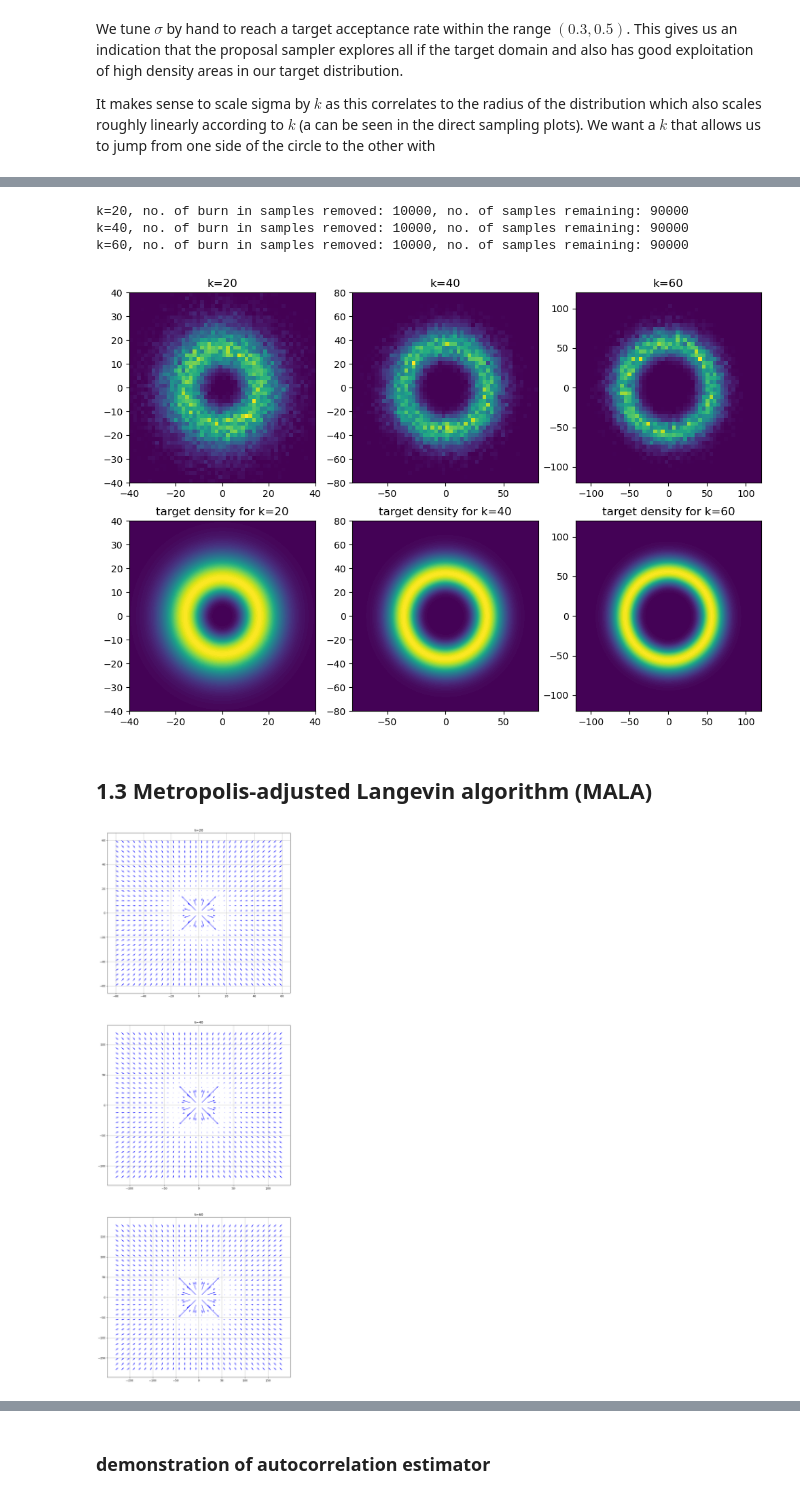
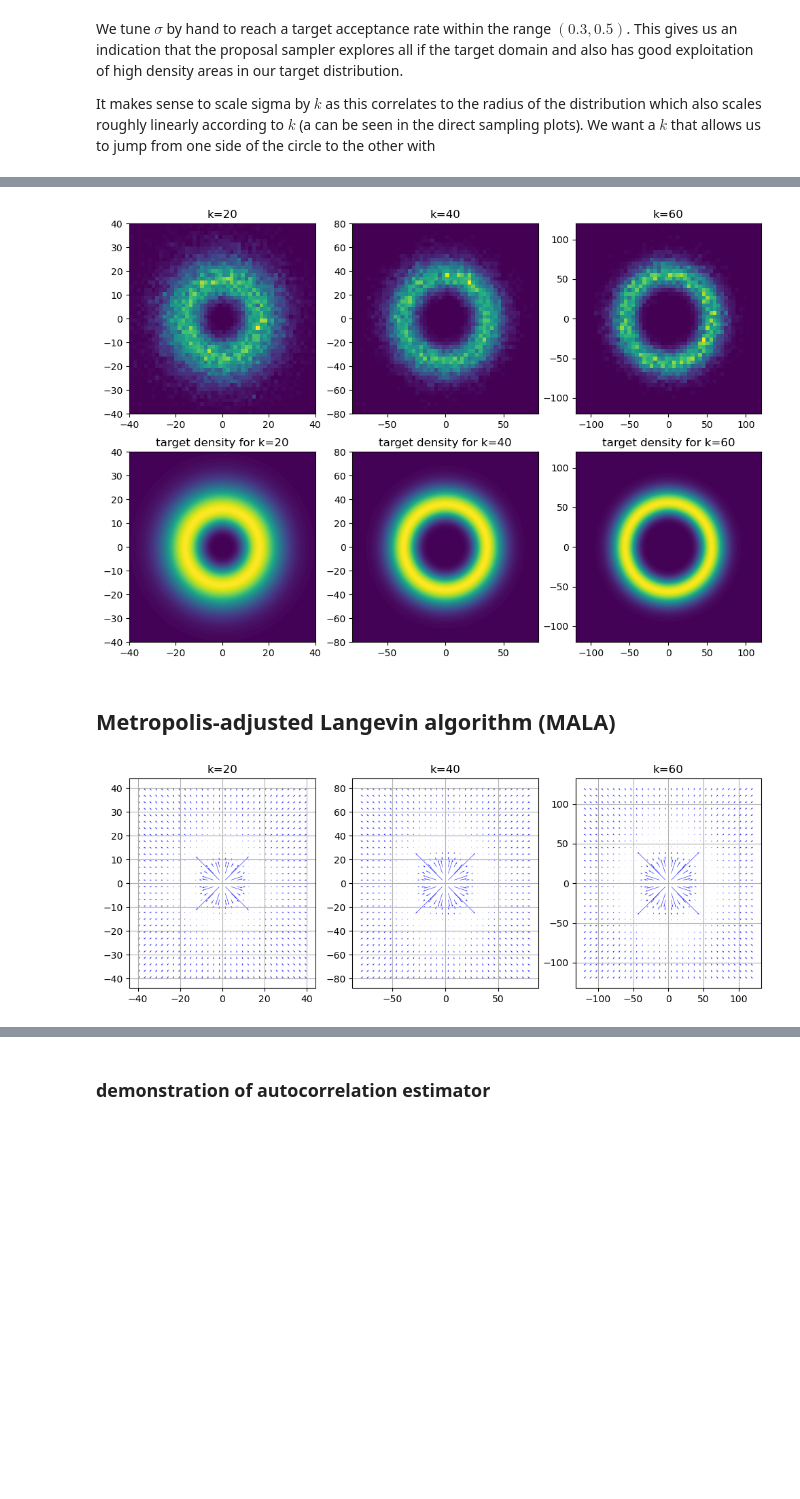
Before and after one commit to sallsdagrate/stochastic_sim_cw2, a Jupyter notebook: Stochastic Sim CW2.ipynb, the cells around one changed output, grey strips where cells are left out. Cells and saved outputs as stored; diff of their text form; code cells hidden in the pictures; blank space fills up the shorter version.

```diff
--- a/Stochastic Sim CW2.ipynb
+++ b/Stochastic Sim CW2.ipynb
@@ -69,8 +90,8 @@ def metropolis_hastings_random_walk(k, N=100000, sigma=1, target_dist=target_dis
 
     progress_bar = tqdm(total=N, leave=True)
     while len(x_samples) < N:
-        x1 = stats.norm.rvs(loc=x, scale=sigma)
-        y1 = stats.norm.rvs(loc=y, scale=sigma)
+        x1 = np.random.normal(loc=x, scale=sigma)
+        y1 = np.random.normal(loc=y, scale=sigma)
 
         a = min(1, (target_dist(x1, y1, k=k)) / (target_dist(x, y, k=k)))
 
@@ -90,6 +111,7 @@ def metropolis_hastings_random_walk(k, N=100000, sigma=1, target_dist=target_dis
 # %% [markdown]
 ### identifying burn in for each k
 # %%
+ks = [20, 40, 60]
 mh_xs, mh_ys = [], []
 for k in ks:
     x, y = metropolis_hastings_random_walk(k=k, sigma=(0.7*k), N=100000)
@@ -115,13 +137,13 @@ for i, (k, x, y) in enumerate(zip(ks, mh_xs, mh_ys)):
     ax[0][i].set_title(f"k={k}")
     ax[0][i].legend()
 
-    x_running_mean = moving_window_mean(x.flatten().tolist(), window_size=1000)
-    y_running_mean = moving_window_mean(y.flatten().tolist(), window_size=1000)
-    ax[1][i].plot(x_running_mean, label='x rolling mean', lw=0.3)
-    ax[1][i].plot(y_running_mean, label='y rolling mean', lw=0.3)
+    x_thin = x[::100]
+    y_thin = y[::100]
+    ax[1][i].plot(x_thin, label='x thinned', lw=0.3)
+    ax[1][i].plot(y_thin, label='y thinned', lw=0.3)
     ax[1][i].legend()
 
 fig.supxlabel('n-samples')
-fig.suptitle('Trace plots of x and y and rolling mean plots of x and y')
+fig.suptitle('Trace plots of x and y and thinned x and y')
 plt.show()
 # %% [output]
@@ -133,12 +155,8 @@ We will still discard the first 10% (10,000) of samples for good measure.
 # %%
 fig, ax = plt.subplots(ncols=3, nrows=2, figsize=(12, 8))
-burnin_percentage = 0.1
+burnin = 10000
 
 for i, (k, x, y) in enumerate(zip(ks, mh_xs, mh_ys)):
-
-    burnin = int(np.floor(burnin_percentage * len(x)))
-    print(f'k={k}, no. of burn in samples removed: {burnin}, no. of samples remaining: {len(x) - burnin}')
-
     ax[0][i].hist2d(x[burnin:], y[burnin:], bins=50, cmap='viridis', range=[[-2*k, 2*k], [-2*k, 2*k]])
     ax[0][i].set_title(f"k={k}")
 
@@ -148,12 +166,9 @@ for i, (k, x, y) in enumerate(zip(ks, mh_xs, mh_ys)):
 
 plt.show()
 # %% [output]
-k=20, no. of burn in samples removed: 10000, no. of samples remaining: 90000
-k=40, no. of burn in samples removed: 10000, no. of samples remaining: 90000
-k=60, no. of burn in samples removed: 10000, no. of samples remaining: 90000
-[figure, old version]
+[figure, new version]
 # %% [markdown]
-## 1.3 Metropolis-adjusted Langevin algorithm (MALA)
+## Metropolis-adjusted Langevin algorithm (MALA)
 # %%
 def gradient_log_target(x, y, k, epsilon=10e-9):
     r = np.sqrt(np.maximum(x**2 + y**2, epsilon))
@@ -163,25 +178,25 @@ def gradient_log_target(x, y, k, epsilon=10e-9):
         return v/r * factor
     return grad(x), grad(y)
 # %%
-fig, ax = plt.subplots(ncols=1, nrows=3, figsize=(12, 36))
+fig, ax = plt.subplots(ncols=3, nrows=1, figsize=(12, 4))
 precision = 30
 ks = [20, 40, 60]
 
 for i, k in enumerate(ks):
     ax[i].set_title(f"k={k}")
 
-    x = np.linspace(-3*k, 3*k, precision)
-    y = np.linspace(-3*k, 3*k, precision)
+    x = np.linspace(-2*k, 2*k, precision)
+    y = np.linspace(-2*k, 2*k, precision)
     x_mesh, y_mesh = np.meshgrid(x, y)
 
     gx, gy = gradient_log_target(x_mesh, y_mesh, k)
 
     ax[i].quiver(x_mesh, y_mesh, gx, gy, scale=20, color='blue', alpha=0.8)
     ax[i].grid(True)
 
 plt.show()
 # %% [output]
-[figure, old version]
+[figure, new version]
 # %%
 def target_distribution_vector(v: np.array, k: int, epsilon: float = 10e-9) -> float:
     return max(np.sum(v ** 2)**(k/4 - 1) * np.exp(-(np.sqrt(np.sum(v ** 2))) / 2), epsilon)
```
Also changed, not shown: parts of 48 cells of this notebook, 2 other files.
